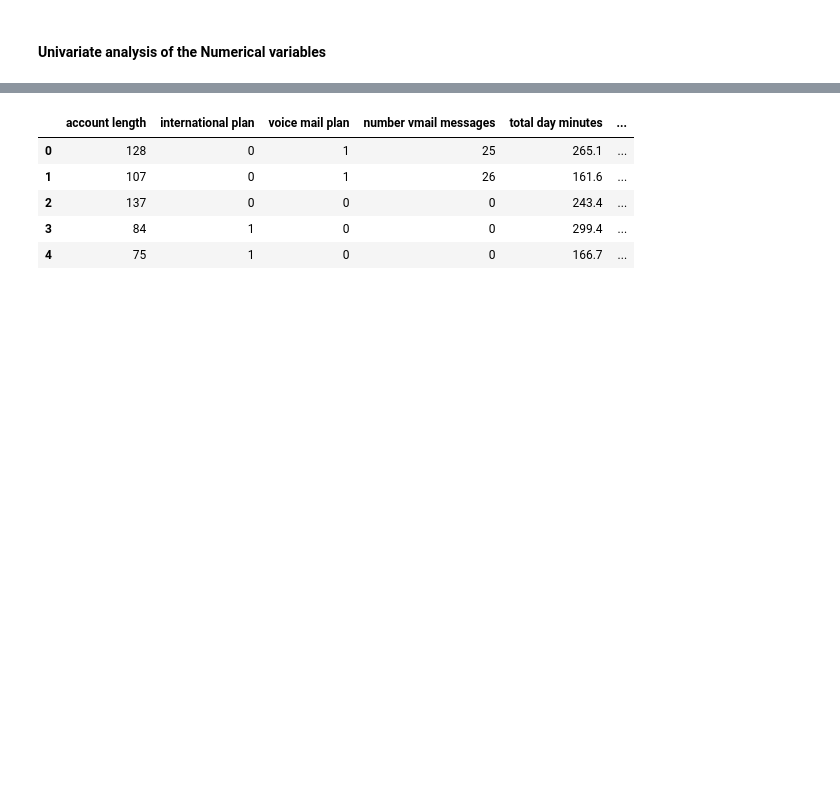
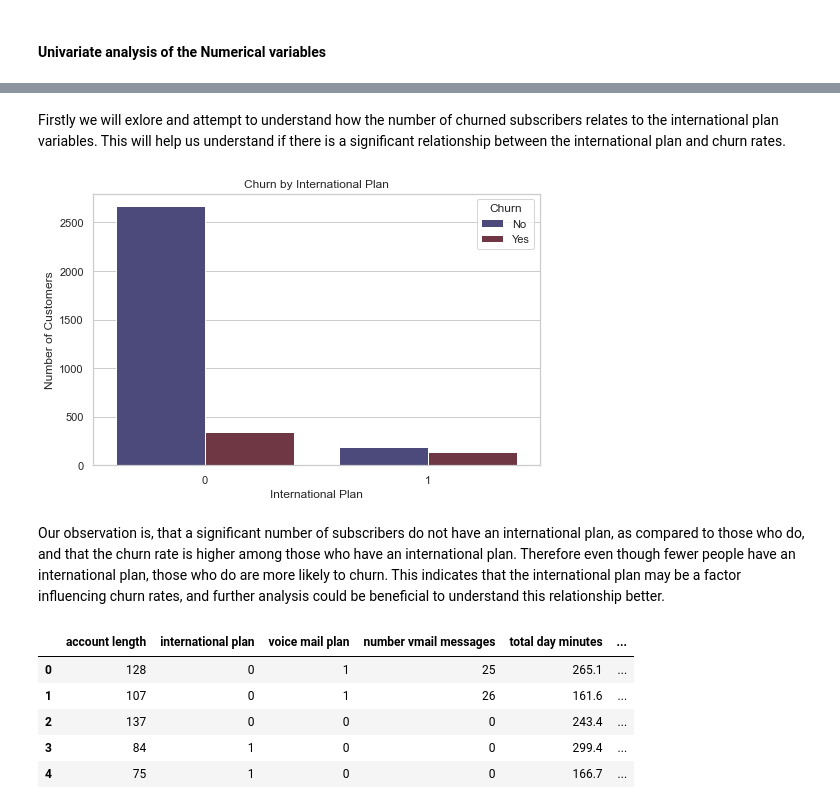
Before and after one commit to Nelaten/phase3_project, a Jupyter notebook: phase3_project.ipynb, the cells around one changed output, grey strips where cells are left out. Saved outputs shown, nothing was run; the diff lists cells and outputs as text; code cells hidden in the pictures; blank space fills up the shorter version.

Commit message:
Add univariate and multivariate analysis

```diff
--- a/phase3_project.ipynb
+++ b/phase3_project.ipynb
@@ -278,3 +345,20 @@ We can observe that the percentage of subscribers with a voice mail plan is 72.3
+# %% [markdown]
+Firstly we will exlore and attempt to understand how the number of churned subscribers relates to the international plan variables. This will help us understand if there is a significant relationship between the international plan and churn rates.
+# %%
+# Plotting the relationship between churn and international plan
+
+plt.figure(figsize=(8, 5))
+sns.countplot(data=churn_data, x='international plan', hue='churn', palette='icefire')
+plt.title('Churn by International Plan')
+plt.xlabel('International Plan')
+plt.ylabel('Number of Customers')
+plt.legend(title='Churn', labels=['No', 'Yes'])
+plt.show()
+# %% [output]
+[figure, added]
+# %% [markdown]
+Our observation is, that a significant number of subscribers do not have an international plan, as compared to those who do, and that the churn rate is higher among those who have an international plan.
+Therefore even though fewer people have an international plan, those who do are more likely to churn. This indicates that the international plan may be a factor influencing churn rates, and further analysis could be beneficial to understand this relationship better.
 # %%
 churn_data.head()
 # %% [output]
```
Also changed, not shown: parts of 8 cells of this notebook.
